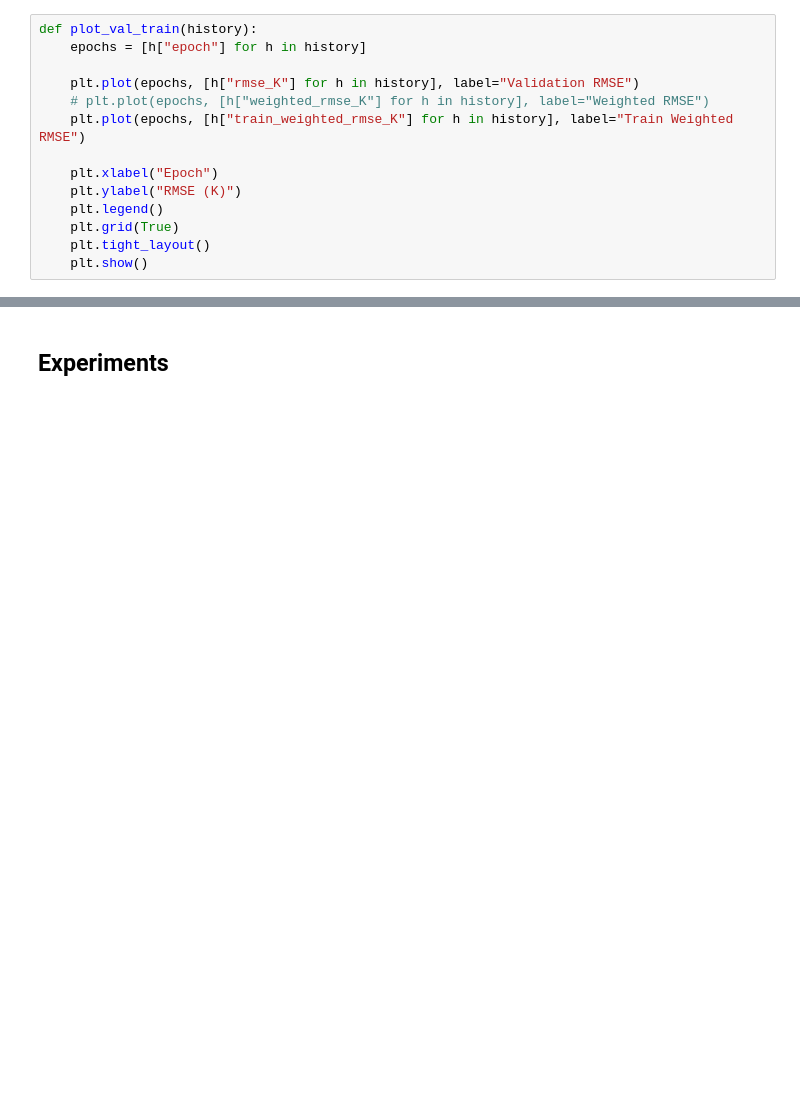
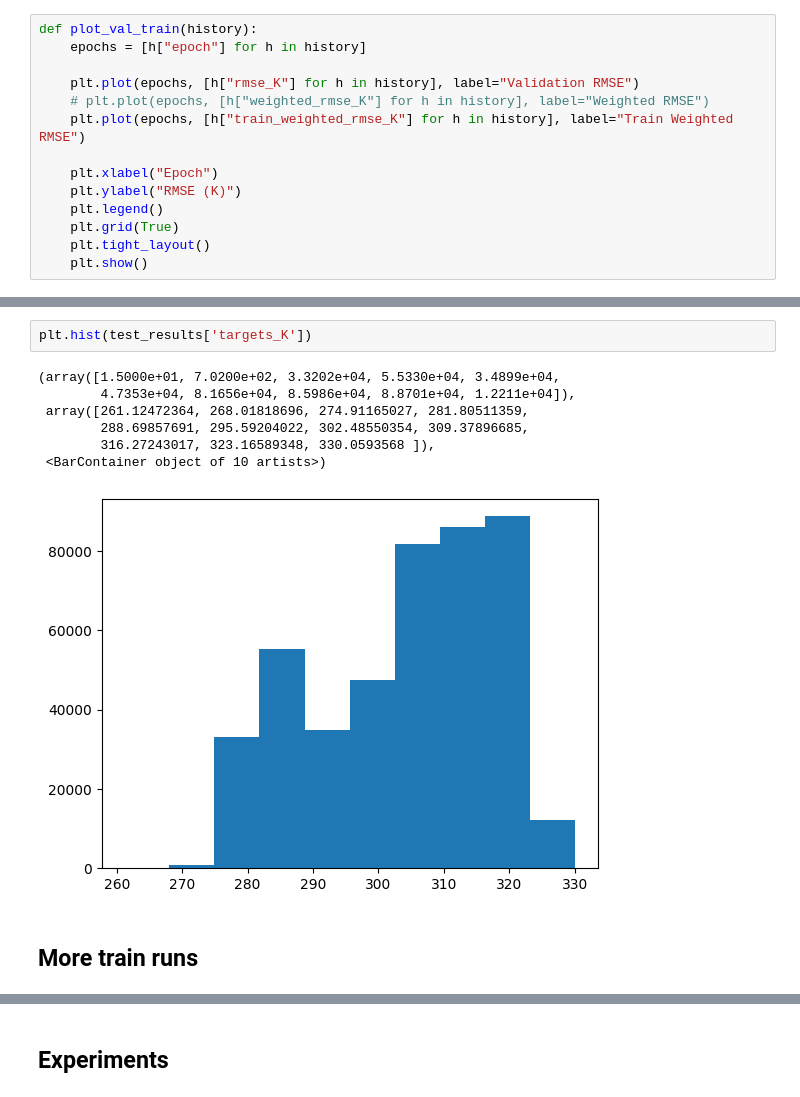
Before and after one commit to thomaslu678/Praxis-Lab-25-26, a Jupyter notebook: clean/16_VIT_No_Test.ipynb, the cells around one changed output, grey strips where cells are left out. Saved outputs shown, nothing was run; the diff lists cells and outputs as text; blank space fills up the shorter version.

```diff
--- a/clean/16_VIT_No_Test.ipynb
+++ b/clean/16_VIT_No_Test.ipynb
@@ -1922,0 +2041,12 @@ SampleRef(case_id=6, patch_idx=98, start=67)
+# %%
+plt.hist(test_results['targets_K'])
+# %% [output]
+(array([1.5000e+01, 7.0200e+02, 3.3202e+04, 5.5330e+04, 3.4899e+04,
+        4.7353e+04, 8.1656e+04, 8.5986e+04, 8.8701e+04, 1.2211e+04]),
+ array([261.12472364, 268.01818696, 274.91165027, 281.80511359,
+        288.69857691, 295.59204022, 302.48550354, 309.37896685,
+        316.27243017, 323.16589348, 330.0593568 ]),
+ <BarContainer object of 10 artists>)
+[figure, added]
+# %% [markdown]
+## More train runs
```
Also changed, not shown: parts of 29 cells of this notebook.
